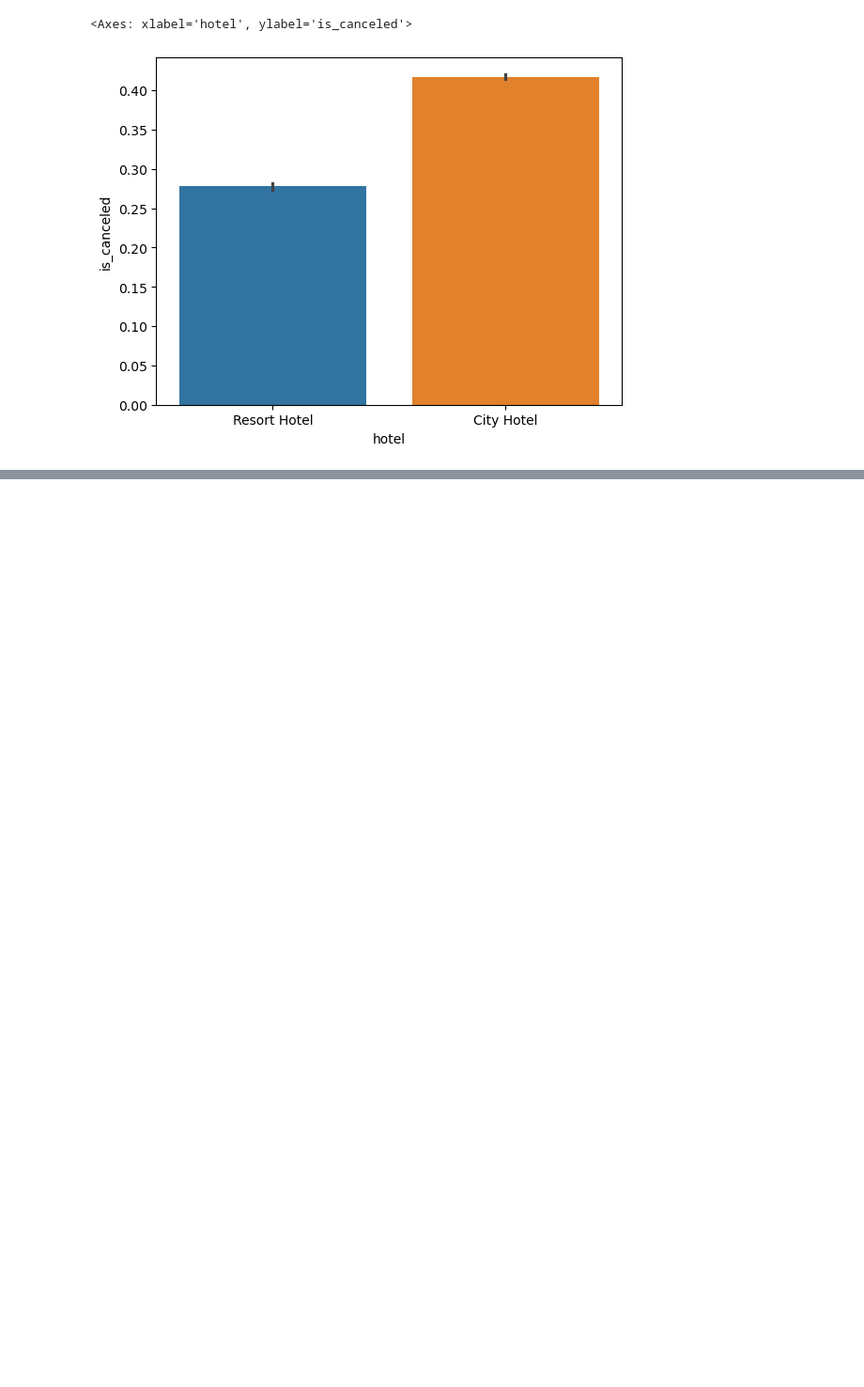
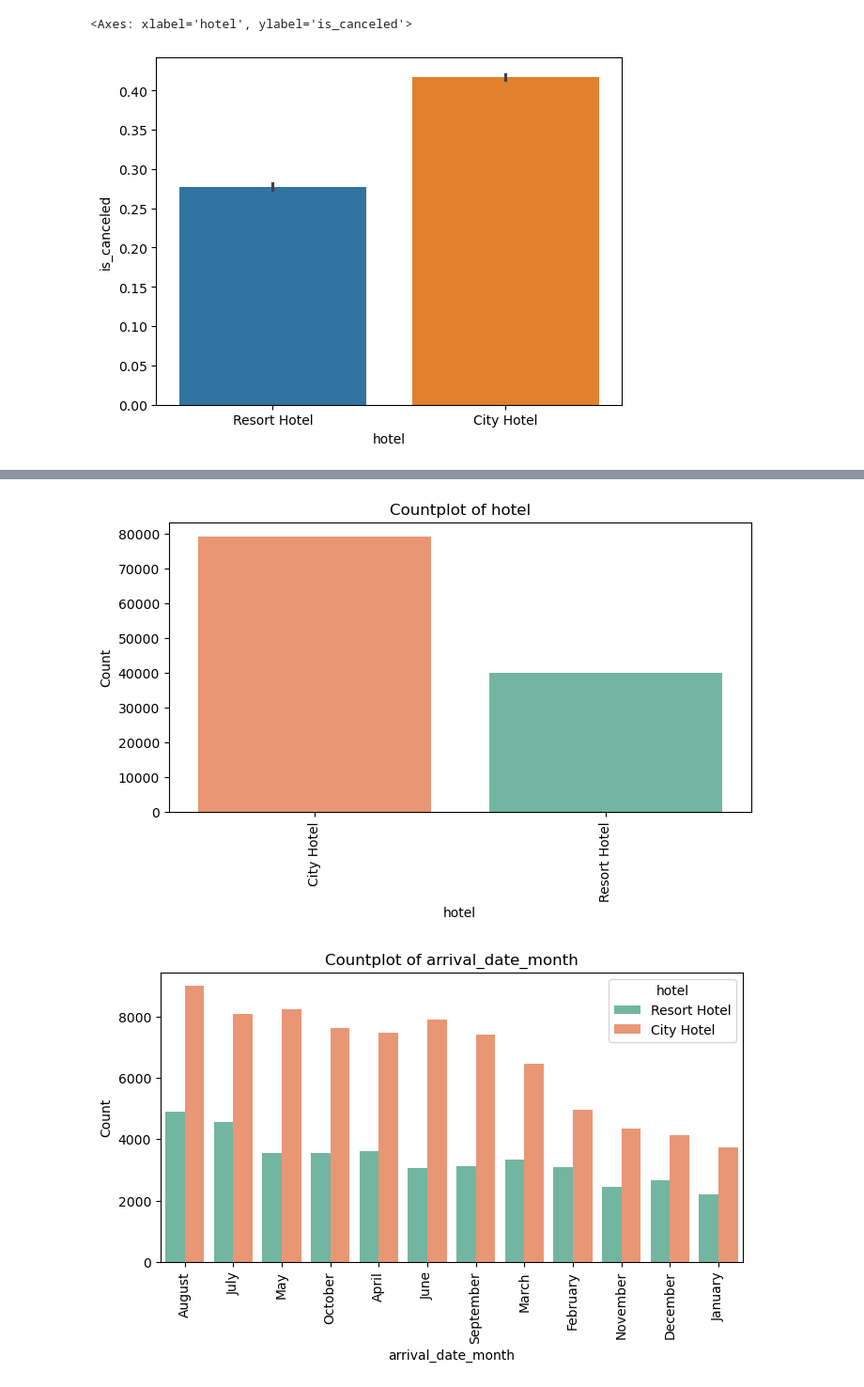
Before and after one commit to mohammed-fariz/project1, a Jupyter notebook: Hotel booking cancellation prediction/data collection.ipynb, the cells around one changed output, grey strips where cells are left out. Shown at 94% size. Saved outputs shown, nothing was run; the diff lists cells and outputs as text; code cells hidden in the pictures; blank space fills up the shorter version.

```diff
--- a/Hotel booking cancellation prediction/data collection.ipynb
+++ b/Hotel booking cancellation prediction/data collection.ipynb
@@ -225,0 +249,16 @@ sns.barplot(data=df, x='hotel', y='is_canceled',hue='hotel')
+# %%
+categorical_cols = ['hotel', 'arrival_date_month', 'meal', 'market_segment', 'distribution_channel',
+                    'reserved_room_type', 'assigned_room_type', 'deposit_type', 'customer_type',
+                    'reservation_status']
+# %%
+for col in categorical_cols:
+
+    plt.figure(figsize=(8, 4))
+    sns.countplot(data=df, x=col, palette="Set2",hue='hotel', order=df[col].value_counts().index)
+    plt.title(f"Countplot of {col}")
+    plt.xlabel(col)
+    plt.ylabel("Count")
+    plt.xticks(rotation=90)
+# %% [output]
+[figure, added]
+[figure, added]
```
Also changed, not shown: parts of 12 cells of this notebook, 2 other files.
